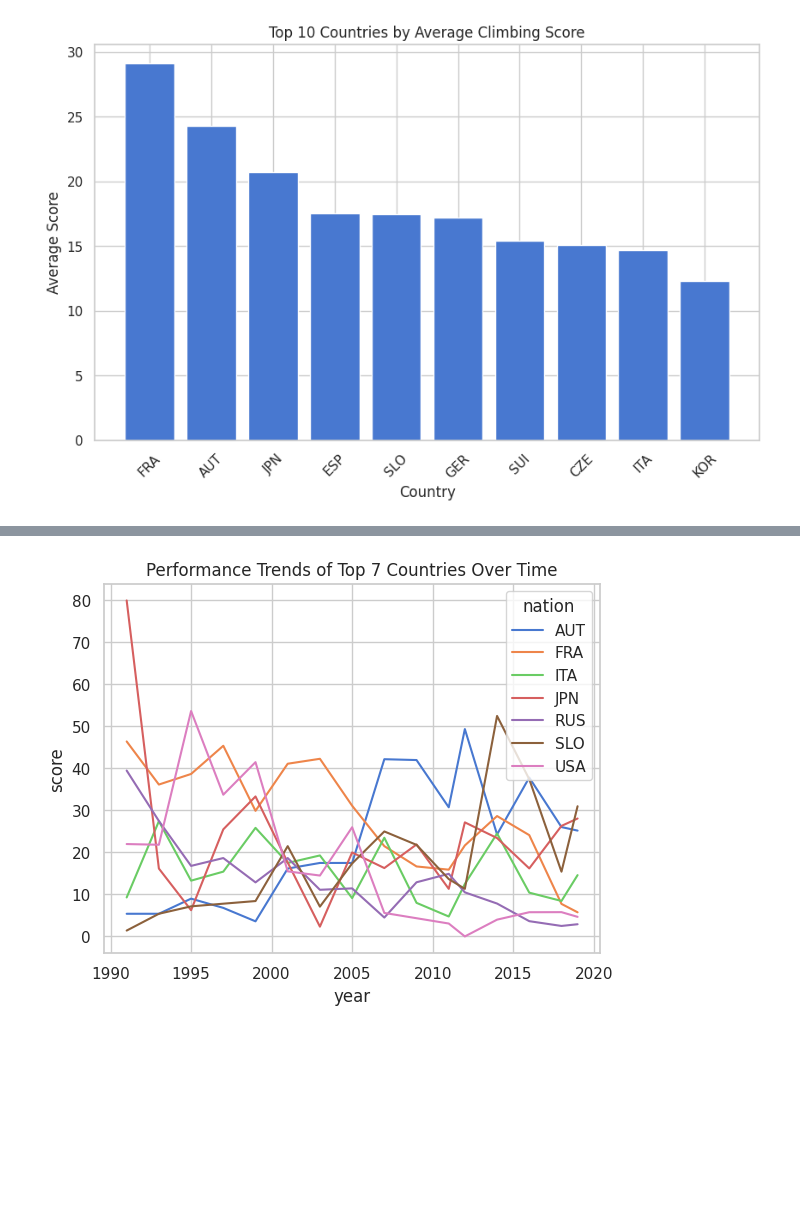
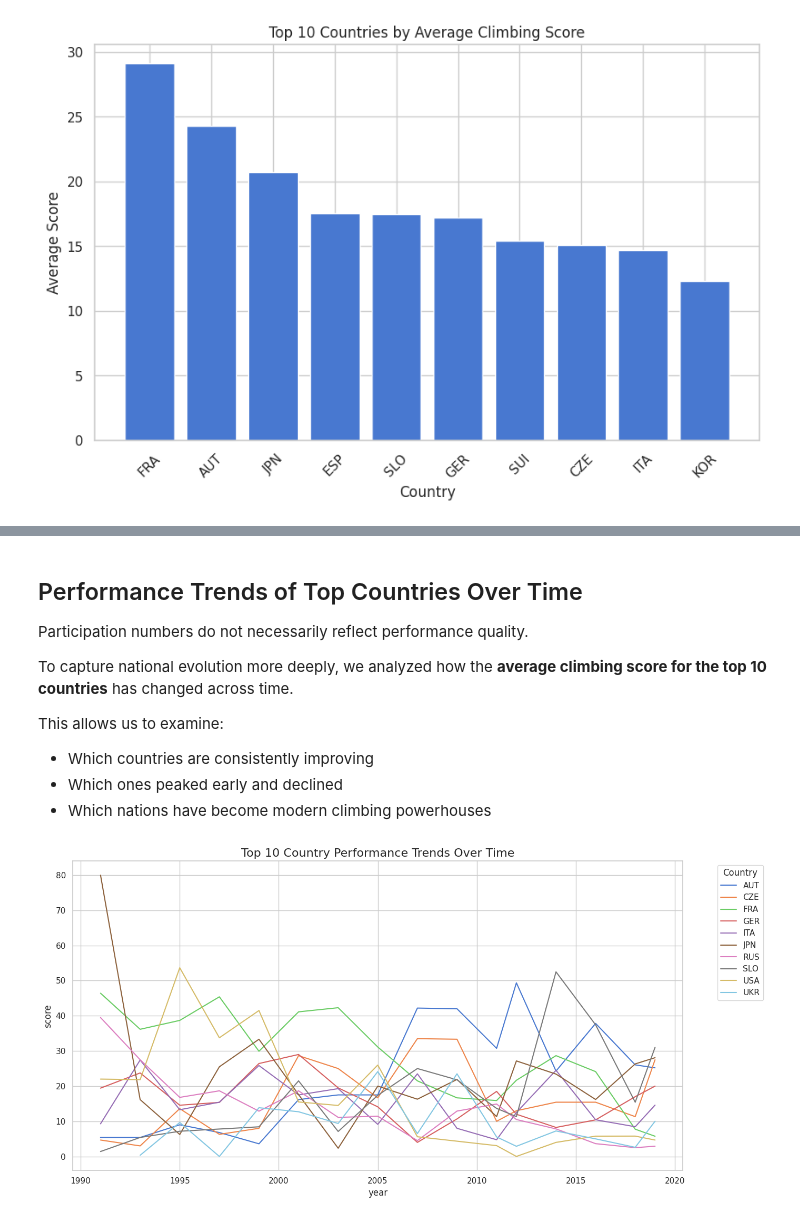
Before and after one commit to derrickd-lab/Climbing_Prediction_Project, a Jupyter notebook: ML_Project.ipynb, the cells around one changed output, grey strips where cells are left out. Cells and saved outputs as stored; diff of their text form; code cells hidden in the pictures; blank space fills up the shorter version.

```diff
--- a/ML_Project.ipynb
+++ b/ML_Project.ipynb
@@ -575,16 +753,18 @@ country_trends = (
     .reset_index(name="climber_count")
 )
 #Focus on top countries only
-top_countries = country_trends.groupby("nation")["climber_count"].sum().sort_values(ascending=False).head(7).index
+top_countries = country_trends.groupby("nation")["climber_count"].sum().sort_values(ascending=False).head(10).index
 
 filtered = country_trends[country_trends["nation"].isin(top_countries)]
 
 #Plot
-plt.figure(figsize=(12,6))
+plt.figure(figsize=(14,7))
 
 sns.lineplot(data=filtered, x="year", y="climber_count", hue="nation")
 
 plt.title("Top 7 Countries – Number of Professional Climbers Over Time")
+plt.legend(title="Country", bbox_to_anchor=(1.05, 1), loc="upper left")
+plt.tight_layout()
 plt.xlabel("Year")
 plt.ylabel("Competitor Count")
 plt.show()
@@ -593,20 +796,35 @@ plt.show()
+# %% [markdown]
+## Performance Trends of Top Countries Over Time
+
+Participation numbers do not necessarily reflect performance quality.
+
+To capture national evolution more deeply, we analyzed how the **average climbing score for the top 10 countries** has changed across time.
+
+This allows us to examine:
+- Which countries are consistently improving
+- Which ones peaked early and declined
+- Which nations have become modern climbing powerhouses
 # %%
 #Country performance trend over time
 country_score_trend = (
     combined
     .groupby(["year", "nation"])["score"]
     .mean()
     .reset_index()
 )
 
+plt.figure(figsize=(14,7))
+
 sns.lineplot(
     data=country_score_trend[country_score_trend["nation"].isin(top_countries)],
     x="year",
-    y="score",
+    y="average score",
     hue="nation"
 )
 
-plt.title("Performance Trends of Top 7 Countries Over Time")
+plt.title("Top 10 Country Performance Trends Over Time", fontsize=16)
+plt.legend(title="Country", bbox_to_anchor=(1.05, 1), loc="upper left")
+plt.tight_layout()
 plt.show()
 # %% [output]
-[figure, old version]
+[figure, new version]
```
Also changed, not shown: parts of 27 cells of this notebook.
